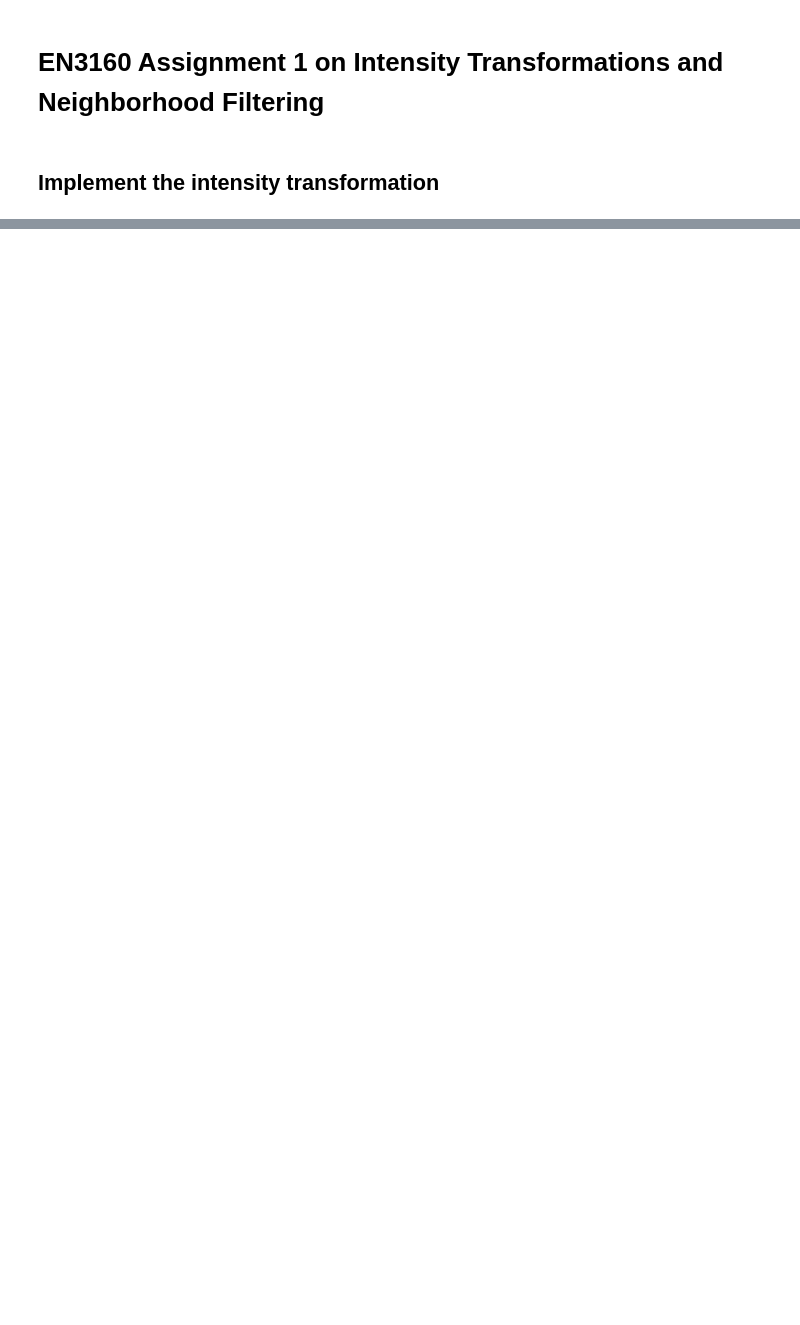
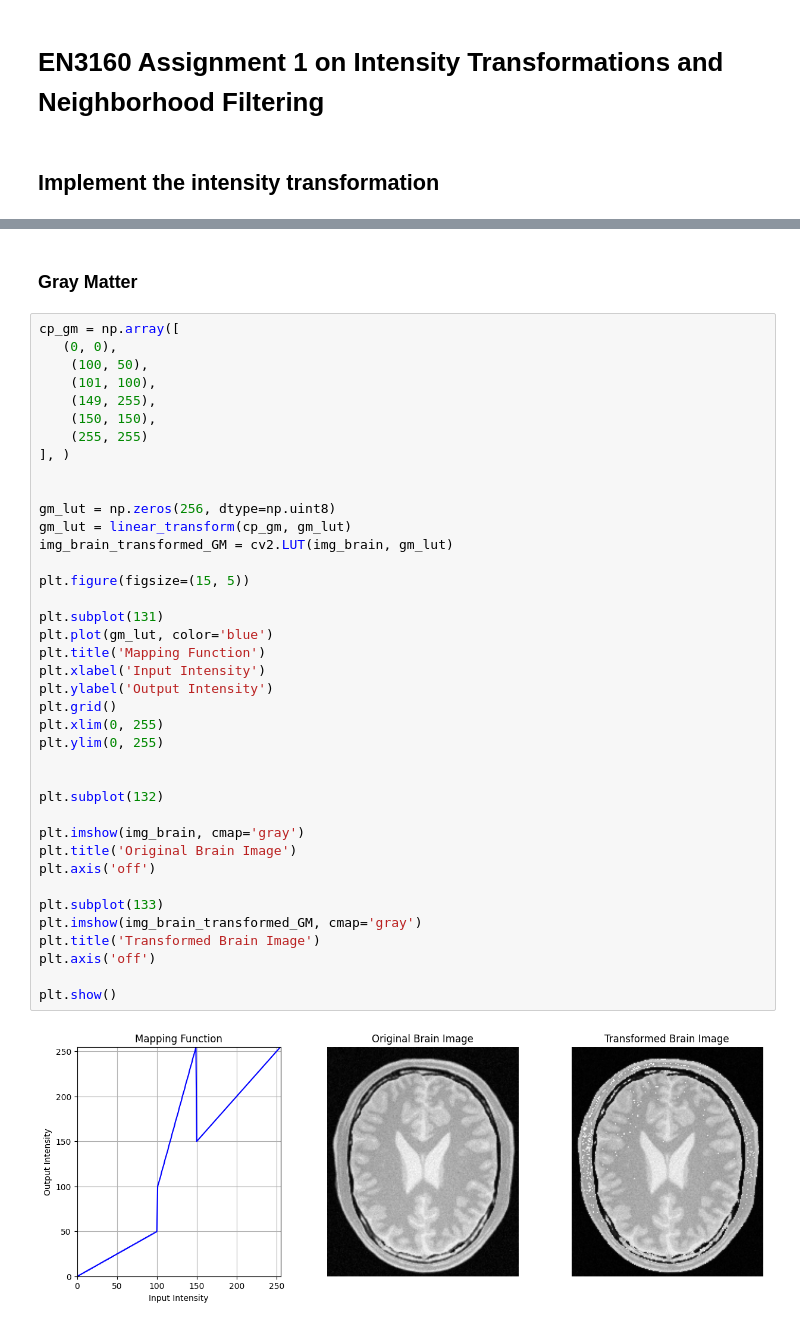
Before and after one commit to Achi-456/CV-Assignment-1, a Jupyter notebook: Assingment 1.ipynb, the cells around one changed output, grey strips where cells are left out. Drawn from its saved outputs; the diff is of its cells as text; blank space fills up the shorter version.

```diff
--- a/Assingment 1.ipynb
+++ b/Assingment 1.ipynb
@@ -60,0 +108,43 @@ plt.axis('off')
+# %% [markdown]
+### Gray Matter
+# %%
+cp_gm = np.array([
+   (0, 0),
+    (100, 50),
+    (101, 100),
+    (149, 255),
+    (150, 150),
+    (255, 255)
+], )
+
+
+gm_lut = np.zeros(256, dtype=np.uint8)
+gm_lut = linear_transform(cp_gm, gm_lut)
+img_brain_transformed_GM = cv2.LUT(img_brain, gm_lut)
+
+plt.figure(figsize=(15, 5))
+
+plt.subplot(131)
+plt.plot(gm_lut, color='blue')
+plt.title('Mapping Function')
+plt.xlabel('Input Intensity')
+plt.ylabel('Output Intensity')
+plt.grid()
+plt.xlim(0, 255)
+plt.ylim(0, 255)
+
+
+plt.subplot(132)
+
+plt.imshow(img_brain, cmap='gray')
+plt.title('Original Brain Image')
+plt.axis('off')
+
+plt.subplot(133)
+plt.imshow(img_brain_transformed_GM, cmap='gray')
+plt.title('Transformed Brain Image')
+plt.axis('off')
+
+plt.show()
+# %% [output]
+[figure, added]
```
Also changed, not shown: parts of 4 cells of this notebook.
